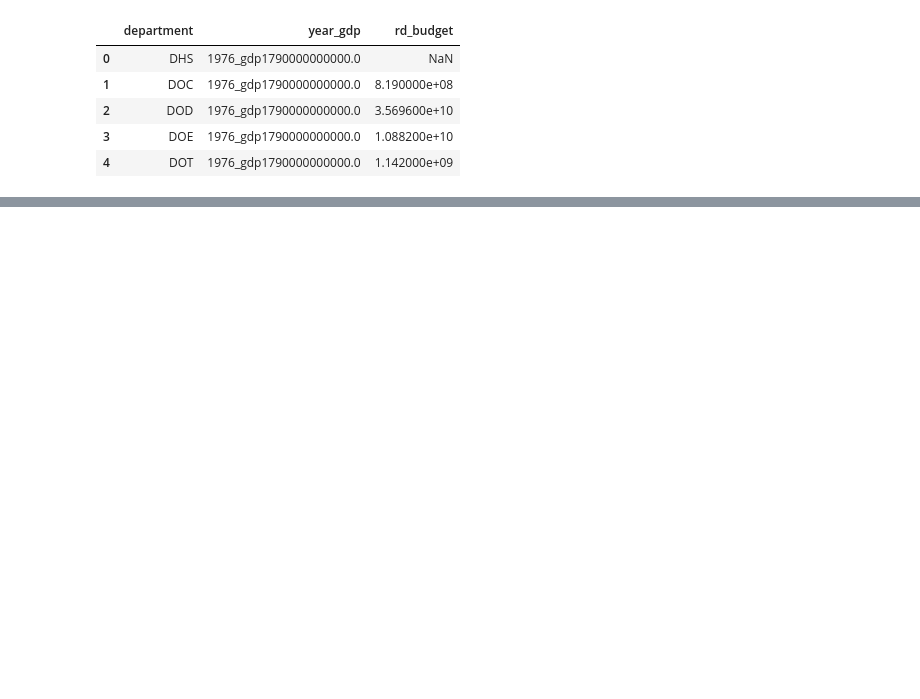
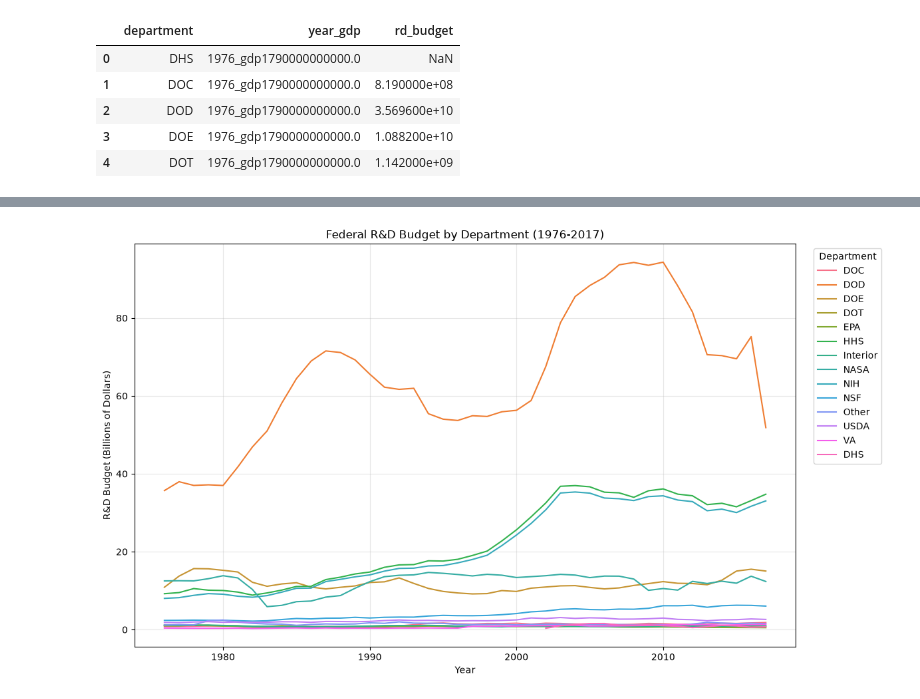
Before and after one commit to hmacher27/MACHER-Data-Science-Portfolio, a Jupyter notebook: TidyData-Project/tidydata.ipynb, the cells around one changed output, grey strips where cells are left out. Cells and saved outputs as stored; diff of their text form; code cells hidden in the pictures; blank space fills up the shorter version.

```diff
--- a/TidyData-Project/tidydata.ipynb
+++ b/TidyData-Project/tidydata.ipynb
@@ -78,0 +237,14 @@ df_long.head()
+# %%
+# One line per department
+plt.figure(figsize=(12, 7))
+sns.lineplot(data=merged, x="year", y="rd_budget_billions", hue="department")
+plt.title("Federal R&D Budget by Department (1976-2017)")
+plt.xlabel("Year")
+plt.ylabel("R&D Budget (Billions of Dollars)")
+# Put the legend outside the plot so it doesn't cover the lines
+plt.legend(title="Department", bbox_to_anchor=(1.02, 1), loc="upper left")
+plt.grid(alpha=0.3)
+plt.tight_layout()
+plt.show()
+# %% [output]
+[figure, added]
```
Also changed, not shown: parts of 24 cells of this notebook, 1 other file.
